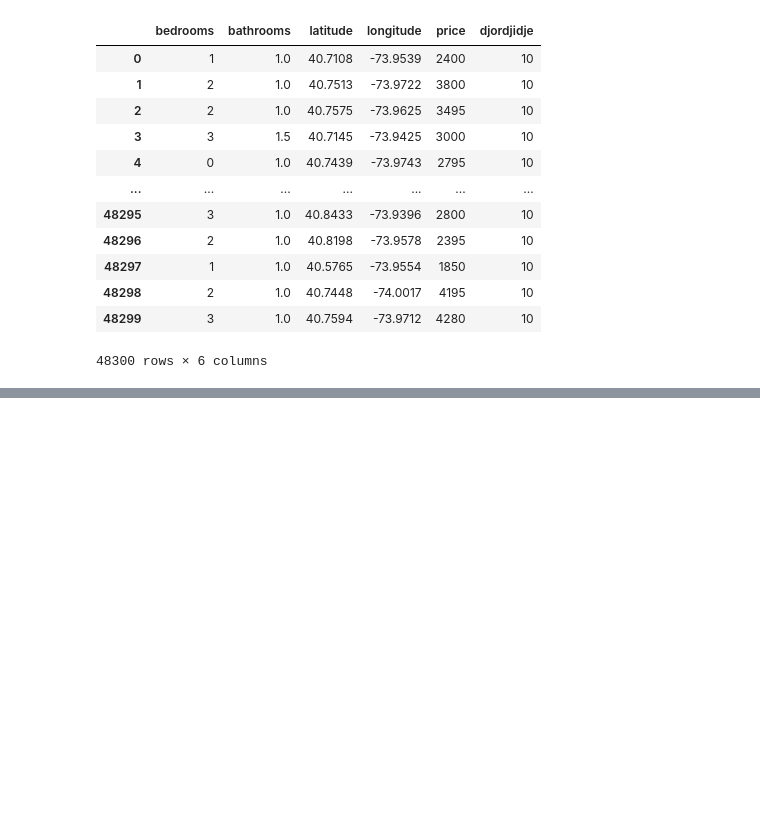
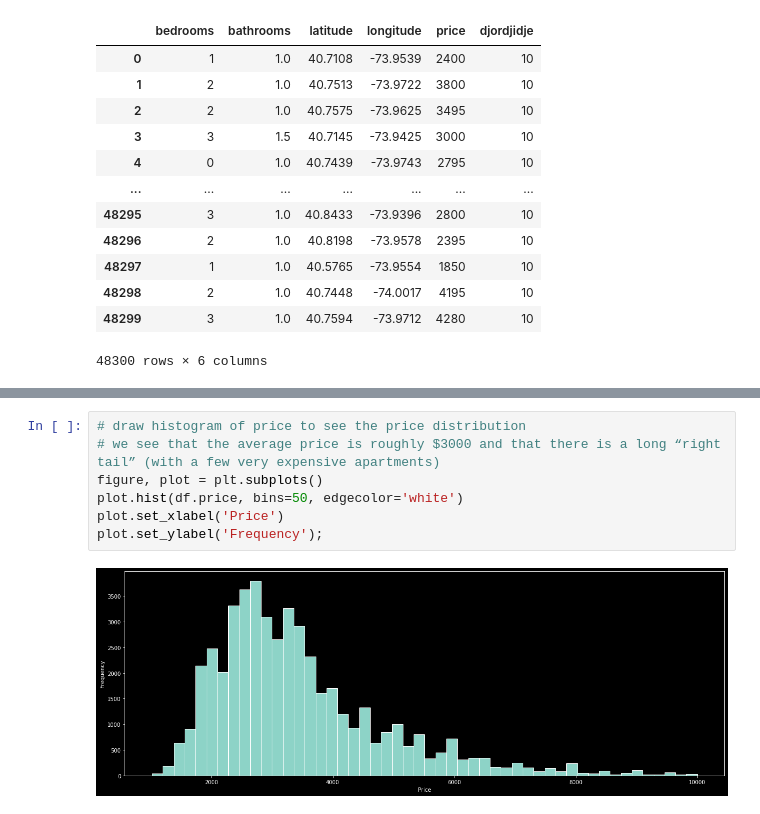
Before and after one commit to georggie/The-Mechanics-of-Machine-Learning, a Jupyter notebook: notes/Development-Tools.ipynb, the cells around one changed output, grey strips where cells are left out. Saved outputs shown, nothing was run; the diff lists cells and outputs as text; blank space fills up the shorter version.

```diff
--- a/notes/Development-Tools.ipynb
+++ b/notes/Development-Tools.ipynb
@@ -384,0 +404,9 @@ df
+# %%
+# draw histogram of price to see the price distribution
+# we see that the average price is roughly $3000 and that there is a long “right tail” (with a few very expensive apartments)
+figure, plot = plt.subplots()
+plot.hist(df.price, bins=50, edgecolor='white')
+plot.set_xlabel('Price')
+plot.set_ylabel('Frequency');
+# %% [output]
+[figure, added]
```
Also changed, not shown: parts of 32 cells of this notebook.
